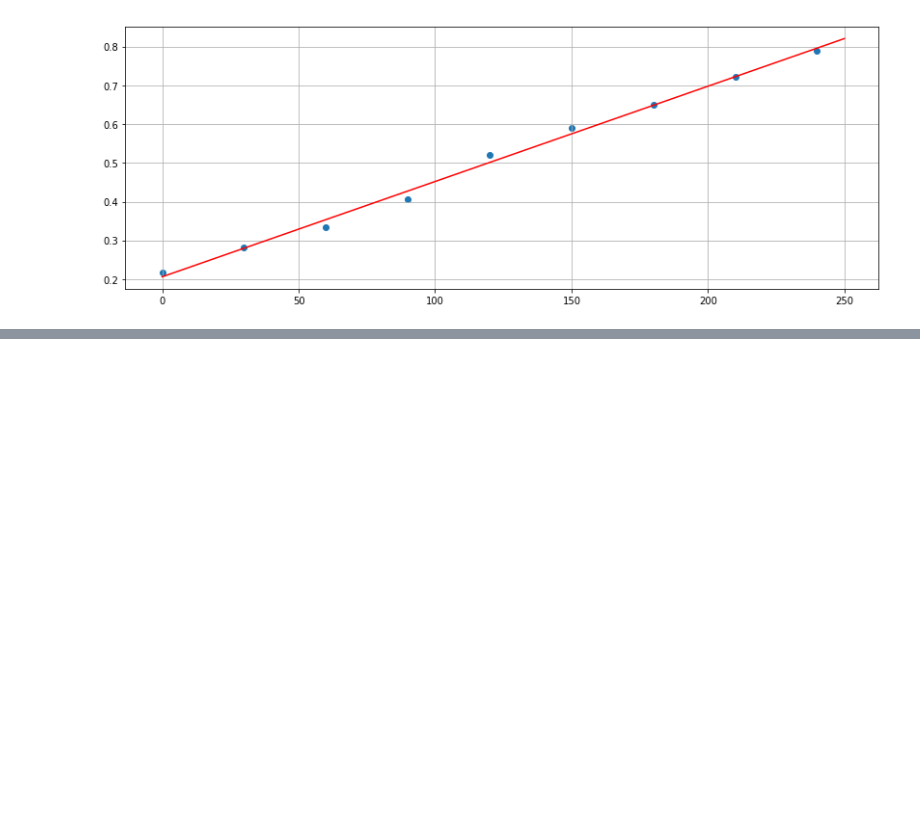
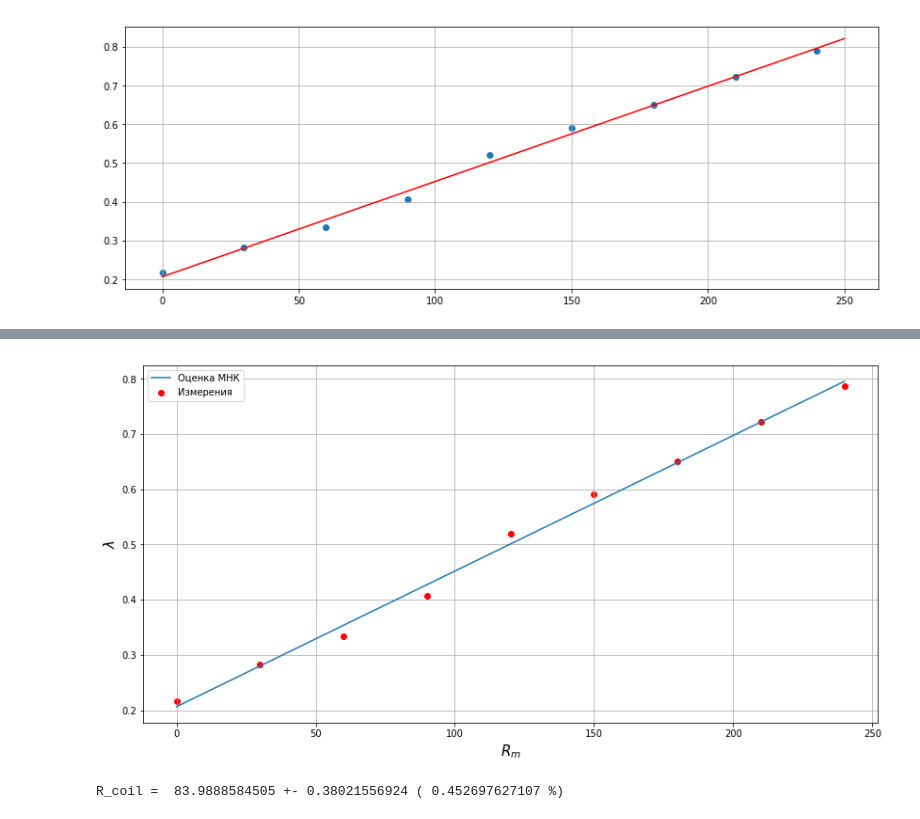
Before and after one commit to shevkunov/workout, a Jupyter notebook: labs/lab2.2 - lab2.1.ipynb, the cells around one changed output, grey strips where cells are left out. Drawn from its saved outputs; the diff is of its cells as text; code cells hidden in the pictures; blank space fills up the shorter version.

```diff
--- a/labs/lab2.2 - lab2.1.ipynb
+++ b/labs/lab2.2 - lab2.1.ipynb
@@ -93,3 +95,7 @@ ts_re_2 = np.array([
+# %%
+multiplier = 0.0005  # 0.5 ms
+T = T * multiplier
+ts_re[:, 0] = ts_re[:, 0] * multiplier
 # %%
 plt.figure(figsize=(14,5))
 a, b, sigma_a, sigma_b = eval_mnk(ts_re[:, 1], T / ts_re[:, 0])
@@ -107,0 +126,4 @@ Rkr
+# %%
+gamma = 1. / ts_re[:, 0]
+lambd = gamma * T
+lambd_RE = [prodErrorR([T_RE, 0.2 * multiplier / ts]) for ts in ts_re[:,0]]
@@ -107,0 +143,27 @@ Rkr
+# %%
+def linPlot(x, y, xlabel="", ylabel="", title="", figsize=(14,7), fontsize=15):
+    """Строит график измерений x,y и линейное приближение
+    зависимости по МНК (y = bx + a).
+    Возвращает: a, b, sigma_a, sigma_b"""
+    plt.figure(figsize=(14,7))
+    plt.scatter(x, y, label="Измерения", color="red")
+    a, b, sigma_a, sigma_b = eval_mnk(x, y)
+    xs = np.array([x.min(), x.max()])
+    plt.plot(xs, b*xs + a, label="Оценка МНК")
+    plt.xlabel(xlabel, fontsize=fontsize)
+    plt.ylabel(ylabel, fontsize=fontsize)
+    plt.title(title, fontsize=fontsize)
+    plt.grid()
+    plt.legend()
+    plt.show()
+    return a, b, sigma_a, sigma_b
+
+a, b, sigma_a, sigma_b = linPlot(ts_re[:, 1], lambd, xlabel=r"$R_m$", ylabel=r"$\lambda$")
+# %% [output]
+[figure, added]
+# %%
+R_coil = a / b
+R_coil_RE = prodErrorR([sigma_a, sigma_b])
+sciPrintR(R_coil, R_coil_RE, "R_coil = ")
+# %% [output]
+R_coil =  83.9888584505 +- 0.38021556924 ( 0.452697627107 %)
```
Also changed, not shown: parts of 14 cells of this notebook.
